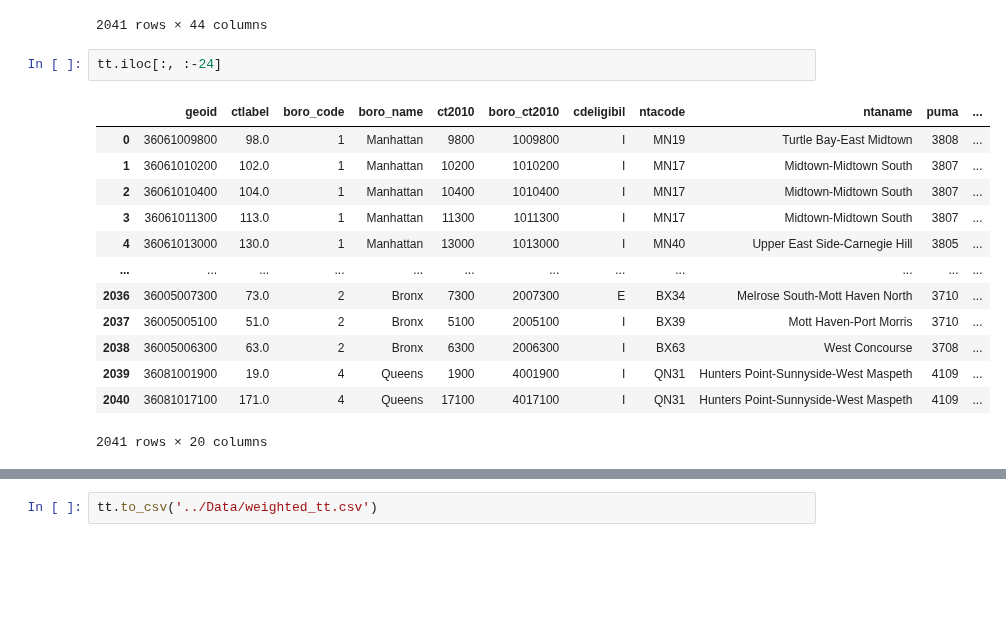
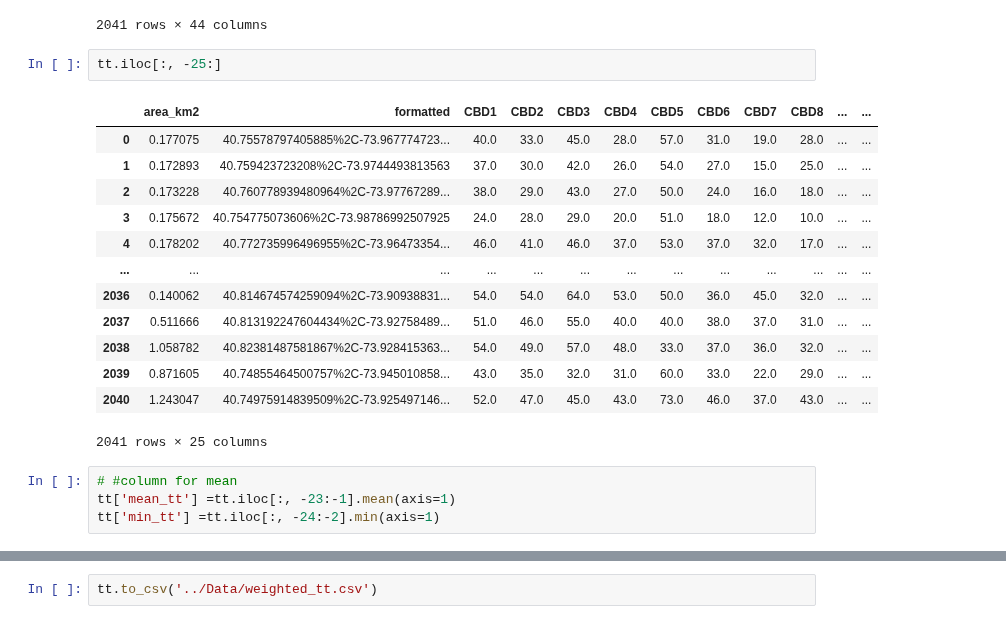
Before and after one commit to emj1020/complex_urban_systems_finalproj, a Jupyter notebook: Scripts/06_weighted_tt.ipynb, the cells around one changed output, grey strips where cells are left out. Cells and saved outputs as stored; diff of their text form; blank space fills up the shorter version.

```diff
--- a/Scripts/06_weighted_tt.ipynb
+++ b/Scripts/06_weighted_tt.ipynb
@@ -64,18 +64,22 @@ tt
 | 2040 | 36081017100 | 171.0 | 4 | Queens | 17100 | 4017100 | I | QN31 | Hunters Point-Sunnyside-West Maspeth | 4109 | ... |
 2041 rows × 44 columns
 # %%
-tt.iloc[:, :-24]
+tt.iloc[:, -25:]
 # %% [output]
-|  | geoid | ctlabel | boro_code | boro_name | ct2010 | boro_ct2010 | cdeligibil | ntacode | ntaname | puma | ... |
-| 0 | 36061009800 | 98.0 | 1 | Manhattan | 9800 | 1009800 | I | MN19 | Turtle Bay-East Midtown | 3808 | ... |
-| 1 | 36061010200 | 102.0 | 1 | Manhattan | 10200 | 1010200 | I | MN17 | Midtown-Midtown South | 3807 | ... |
-| 2 | 36061010400 | 104.0 | 1 | Manhattan | 10400 | 1010400 | I | MN17 | Midtown-Midtown South | 3807 | ... |
-| 3 | 36061011300 | 113.0 | 1 | Manhattan | 11300 | 1011300 | I | MN17 | Midtown-Midtown South | 3807 | ... |
-| 4 | 36061013000 | 130.0 | 1 | Manhattan | 13000 | 1013000 | I | MN40 | Upper East Side-Carnegie Hill | 3805 | ... |
-| ... | ... | ... | ... | ... | ... | ... | ... | ... | ... | ... | ... |
-| 2036 | 36005007300 | 73.0 | 2 | Bronx | 7300 | 2007300 | E | BX34 | Melrose South-Mott Haven North | 3710 | ... |
-| 2037 | 36005005100 | 51.0 | 2 | Bronx | 5100 | 2005100 | I | BX39 | Mott Haven-Port Morris | 3710 | ... |
-| 2038 | 36005006300 | 63.0 | 2 | Bronx | 6300 | 2006300 | I | BX63 | West Concourse | 3708 | ... |
-| 2039 | 36081001900 | 19.0 | 4 | Queens | 1900 | 4001900 | I | QN31 | Hunters Point-Sunnyside-West Maspeth | 4109 | ... |
-| 2040 | 36081017100 | 171.0 | 4 | Queens | 17100 | 4017100 | I | QN31 | Hunters Point-Sunnyside-West Maspeth | 4109 | ... |
+|  | area_km2 | formatted | CBD1 | CBD2 | CBD3 | CBD4 | CBD5 | CBD6 | CBD7 | CBD8 | ... | ... |
+| 0 | 0.177075 | 40.75578797405885%2C-73.967774723... | 40.0 | 33.0 | 45.0 | 28.0 | 57.0 | 31.0 | 19.0 | 28.0 | ... | ... |
+| 1 | 0.172893 | 40.759423723208%2C-73.9744493813563 | 37.0 | 30.0 | 42.0 | 26.0 | 54.0 | 27.0 | 15.0 | 25.0 | ... | ... |
+| 2 | 0.173228 | 40.760778939480964%2C-73.97767289... | 38.0 | 29.0 | 43.0 | 27.0 | 50.0 | 24.0 | 16.0 | 18.0 | ... | ... |
+| 3 | 0.175672 | 40.754775073606%2C-73.98786992507925 | 24.0 | 28.0 | 29.0 | 20.0 | 51.0 | 18.0 | 12.0 | 10.0 | ... | ... |
+| 4 | 0.178202 | 40.772735996496955%2C-73.96473354... | 46.0 | 41.0 | 46.0 | 37.0 | 53.0 | 37.0 | 32.0 | 17.0 | ... | ... |
+| ... | ... | ... | ... | ... | ... | ... | ... | ... | ... | ... | ... | ... |
+| 2036 | 0.140062 | 40.814674574259094%2C-73.90938831... | 54.0 | 54.0 | 64.0 | 53.0 | 50.0 | 36.0 | 45.0 | 32.0 | ... | ... |
+| 2037 | 0.511666 | 40.813192247604434%2C-73.92758489... | 51.0 | 46.0 | 55.0 | 40.0 | 40.0 | 38.0 | 37.0 | 31.0 | ... | ... |
+| 2038 | 1.058782 | 40.82381487581867%2C-73.928415363... | 54.0 | 49.0 | 57.0 | 48.0 | 33.0 | 37.0 | 36.0 | 32.0 | ... | ... |
+| 2039 | 0.871605 | 40.74855464500757%2C-73.945010858... | 43.0 | 35.0 | 32.0 | 31.0 | 60.0 | 33.0 | 22.0 | 29.0 | ... | ... |
+| 2040 | 1.243047 | 40.74975914839509%2C-73.925497146... | 52.0 | 47.0 | 45.0 | 43.0 | 73.0 | 46.0 | 37.0 | 43.0 | ... | ... |
-2041 rows × 20 columns
+2041 rows × 25 columns
+# %%
+# #column for mean
+tt['mean_tt'] =tt.iloc[:, -23:-1].mean(axis=1)
+tt['min_tt'] =tt.iloc[:, -24:-2].min(axis=1)
```
Also changed, not shown: parts of 5 cells of this notebook, 1 other file.
